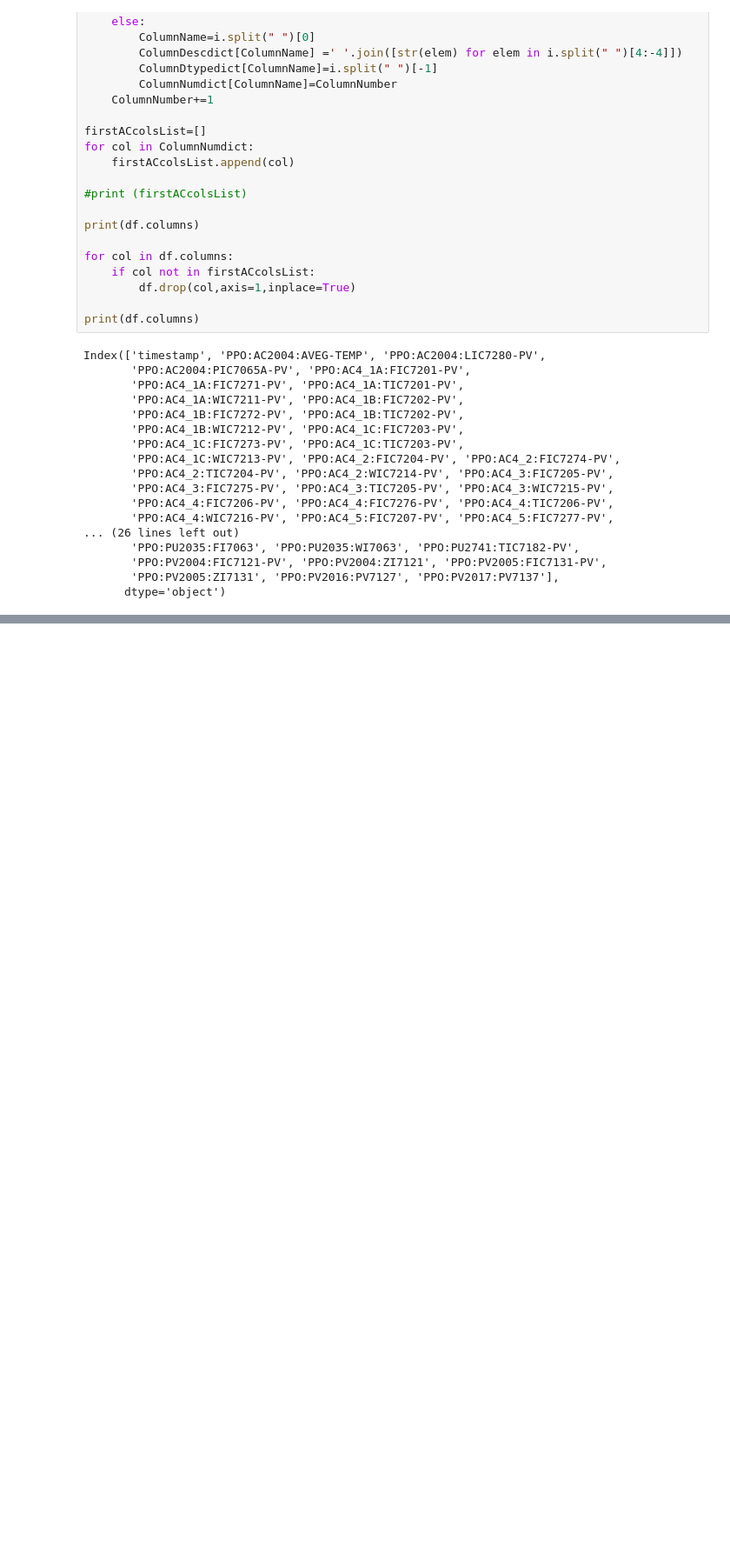
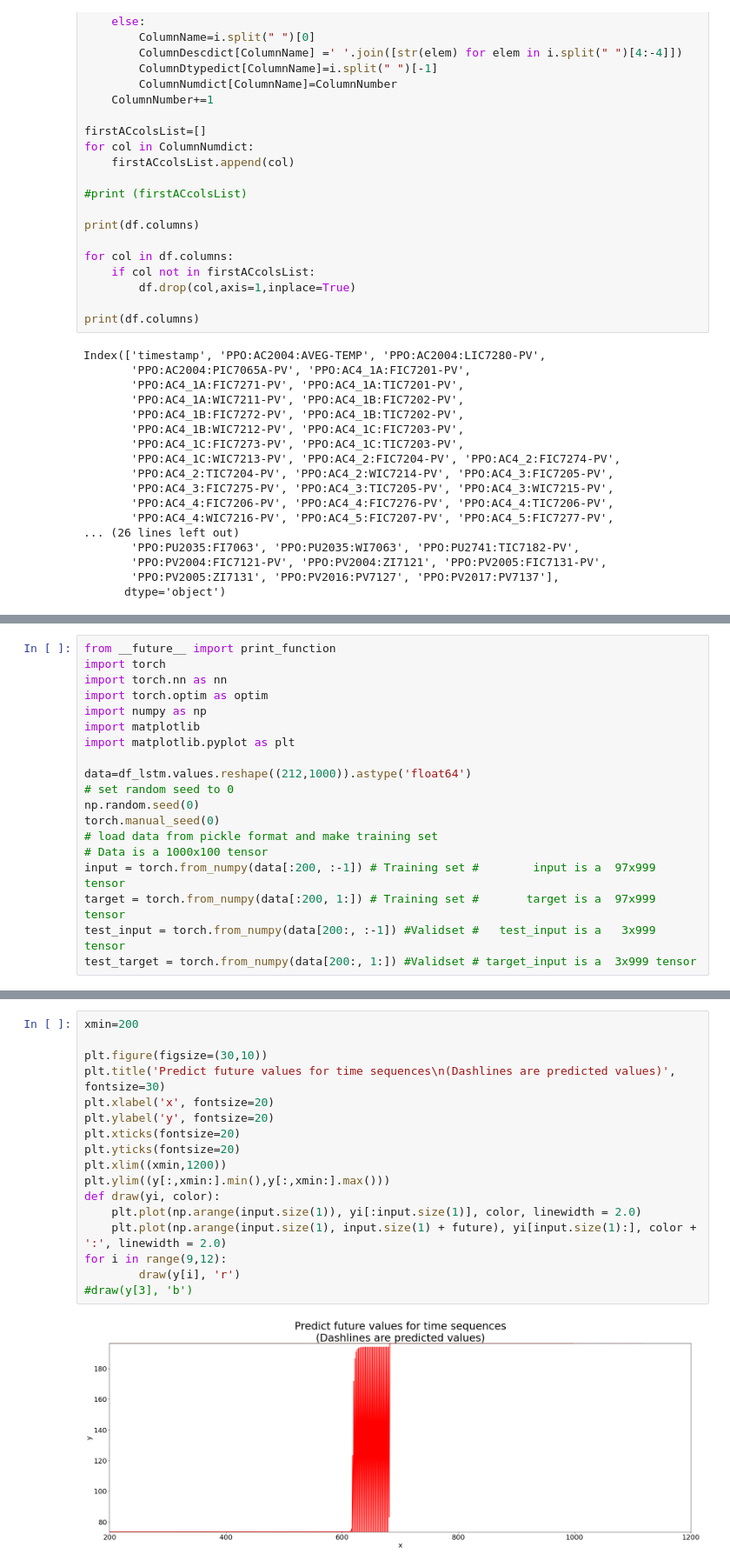
Before and after one commit to dabiged/TametheTemp, a Jupyter notebook: Data_investigations.ipynb, the cells around one changed output, grey strips where cells are left out. Shown at 87% size. Cells and saved outputs as stored; diff of their text form; blank space fills up the shorter version.

Commit message:
univariate and multivariate LSTMs in notebooks

```diff
--- a/Data_investigations.ipynb
+++ b/Data_investigations.ipynb
@@ -429,0 +480,19 @@ Index(['timestamp', 'PPO:AC2004:AVEG-TEMP', 'PPO:AC2004:LIC7280-PV',
+# %%
+from __future__ import print_function
+import torch
+import torch.nn as nn
+import torch.optim as optim
+import numpy as np
+import matplotlib
+import matplotlib.pyplot as plt
+
+data=df_lstm.values.reshape((212,1000)).astype('float64')
+# set random seed to 0
+np.random.seed(0)
+torch.manual_seed(0)
+# load data from pickle format and make training set
+# Data is a 1000x100 tensor
+input = torch.from_numpy(data[:200, :-1]) # Training set #        input is a  97x999 tensor
+target = torch.from_numpy(data[:200, 1:]) # Training set #       target is a  97x999 tensor
+test_input = torch.from_numpy(data[200:, :-1]) #Validset #   test_input is a   3x999 tensor
+test_target = torch.from_numpy(data[200:, 1:]) #Validset # target_input is a  3x999 tensor
@@ -429,0 +596,19 @@ Index(['timestamp', 'PPO:AC2004:AVEG-TEMP', 'PPO:AC2004:LIC7280-PV',
+# %%
+xmin=200
+
+plt.figure(figsize=(30,10))
+plt.title('Predict future values for time sequences\n(Dashlines are predicted values)', fontsize=30)
+plt.xlabel('x', fontsize=20)
+plt.ylabel('y', fontsize=20)
+plt.xticks(fontsize=20)
+plt.yticks(fontsize=20)
+plt.xlim((xmin,1200))
+plt.ylim((y[:,xmin:].min(),y[:,xmin:].max()))
+def draw(yi, color):
+    plt.plot(np.arange(input.size(1)), yi[:input.size(1)], color, linewidth = 2.0)
+    plt.plot(np.arange(input.size(1), input.size(1) + future), yi[input.size(1):], color + ':', linewidth = 2.0)
+for i in range(9,12):
+        draw(y[i], 'r')
+#draw(y[3], 'b')
+# %% [output]
+[figure, added]
```
Also changed, not shown: parts of 13 cells of this notebook, 2 other files.
